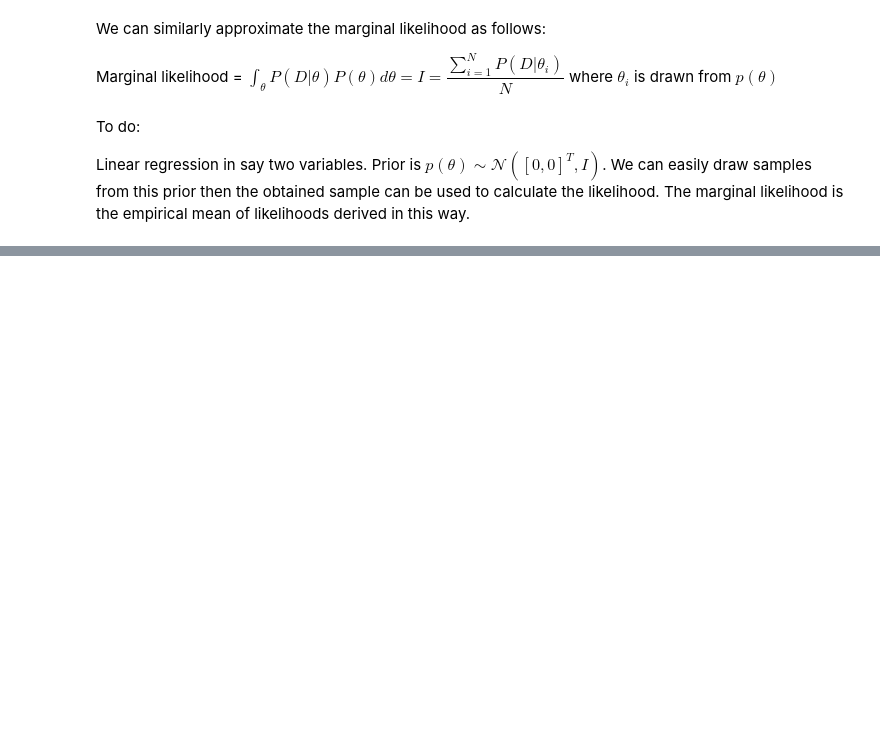
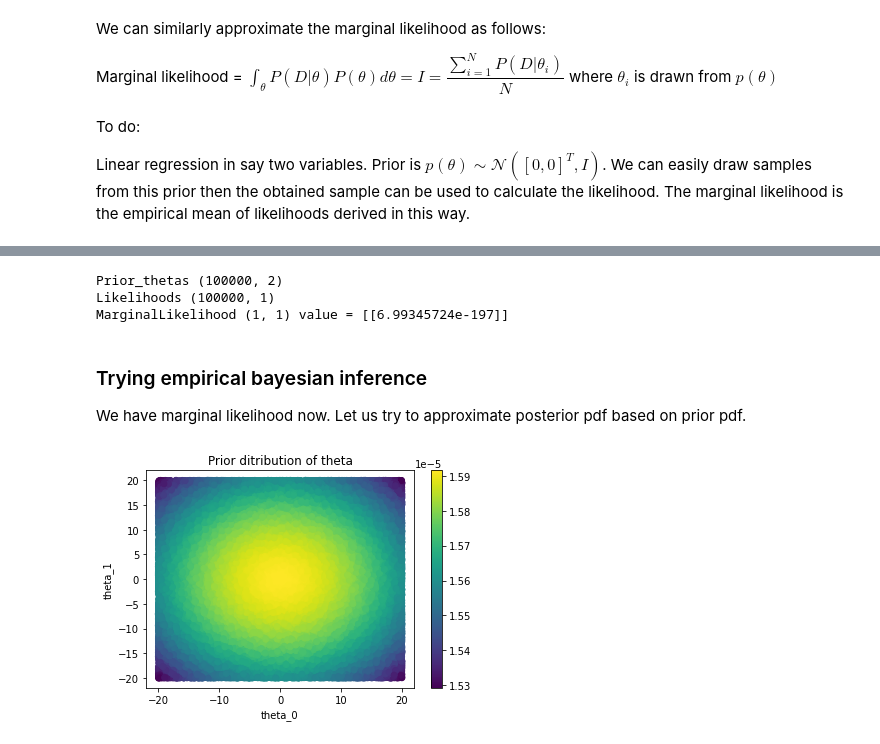
Before and after one commit to explain-ml/explain-ml-deprecated, a Jupyter notebook: notebooks/2021-March-27-Marginal-Likelihood-2.ipynb, the cells around one changed output, grey strips where cells are left out. Drawn from its saved outputs; the diff is of its cells as text; code cells hidden in the pictures; blank space fills up the shorter version.

```diff
--- a/notebooks/2021-March-27-Marginal-Likelihood-2.ipynb
+++ b/notebooks/2021-March-27-Marginal-Likelihood-2.ipynb
@@ -63,0 +89,27 @@ Linear regression in say two variables. Prior is $p(\theta)\sim \mathcal{N}([0,
+# %%
+# Calculations
+np.random.seed(0)
+Prior_thetas = np.random.multivariate_normal([0,0], np.eye(N_theta)*sigma**2, size=100000)
+Likelihoods = np.array([LinRegLikelihood(Prior_theta) for Prior_theta in Prior_thetas]).reshape(-1,1)
+MarginalLikelihood = np.mean(Likelihoods, axis=0).reshape(-1,1)
+print('Prior_thetas', Prior_thetas.shape)
+print('Likelihoods', Likelihoods.shape)
+print('MarginalLikelihood', MarginalLikelihood.shape, 'value =',MarginalLikelihood)
+# %% [output]
+Prior_thetas (100000, 2)
+Likelihoods (100000, 1)
+MarginalLikelihood (1, 1) value = [[6.99345724e-197]]
+# %% [markdown]
+### Trying empirical bayesian inference
+
+We have marginal likelihood now. Let us try to approximate posterior pdf based on prior pdf.
+# %%
+LHS_thetas = pyDOE2.doe_lhs.lhs(n=2,samples=100000)*40 - 20
+Likelihoods = np.array([LinRegLikelihood(theta) for theta in LHS_thetas]).reshape(-1,1)
+Prior_pdf = scipy.stats.multivariate_normal.pdf(LHS_thetas, [0,0], np.eye(2)*sigma**2).reshape(-1,1)
+mp = plt.scatter(LHS_thetas[:,0], LHS_thetas[:,1], c=Prior_pdf)
+plt.colorbar(mp);
+plt.xlabel('theta_0');plt.ylabel('theta_1');
+plt.title('Prior ditribution of theta');
+# %% [output]
+[figure, added]
```
Also changed, not shown: parts of 9 cells of this notebook.
